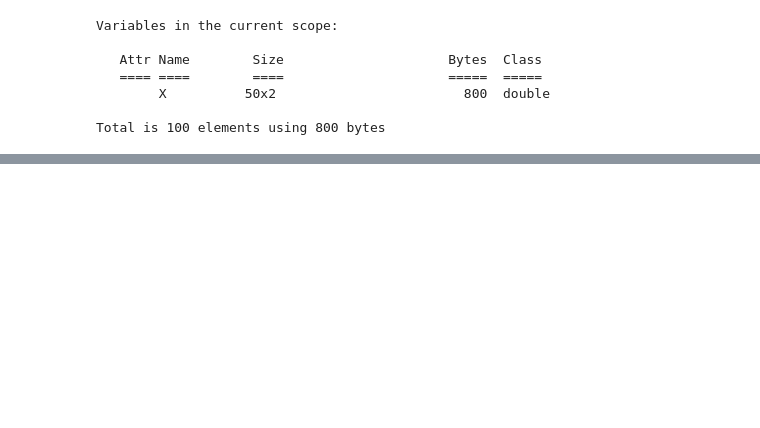
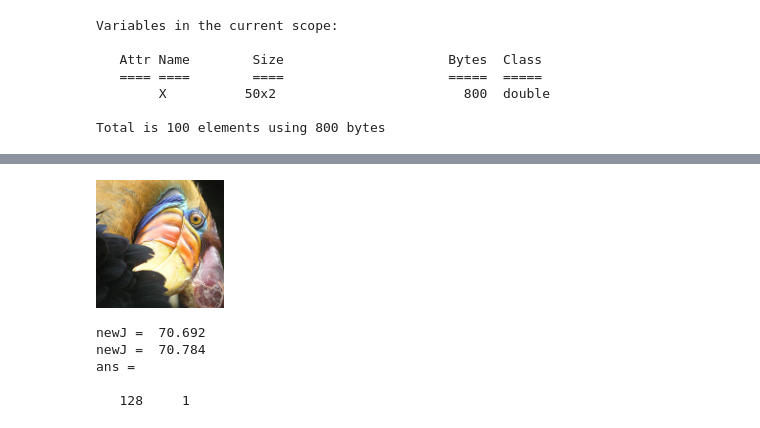
Before and after one commit to AaronFlower/Jupyter, a Jupyter notebook: Coursera-ML/07-K-means/07-K-means.ipynb, the cells around one changed output, grey strips where cells are left out. Cells and saved outputs as stored; diff of their text form; code cells hidden in the pictures; blank space fills up the shorter version.

Commit message:
add image compression

```diff
--- a/Coursera-ML/07-K-means/07-K-means.ipynb
+++ b/Coursera-ML/07-K-means/07-K-means.ipynb
@@ -108,0 +116,6 @@ newJ =  1.6398
+# %%
+A = double(imread('bird_small.png'));
+# %%
+A = A/255;
+img_size = size(A)
+A(1, 1, :)
@@ -108,0 +132,15 @@ newJ =  1.6398
+# %%
+imagesc(A)
+# %% [output]
+[figure, added]
+# %%
+K = 16;
+[C, centroids] = KMeans(A, K);
+size(C)
+centroids;
+# %% [output]
+newJ =  70.692
+newJ =  70.784
+ans =
+
+   128     1
```
Also changed, not shown: parts of 11 cells of this notebook.
